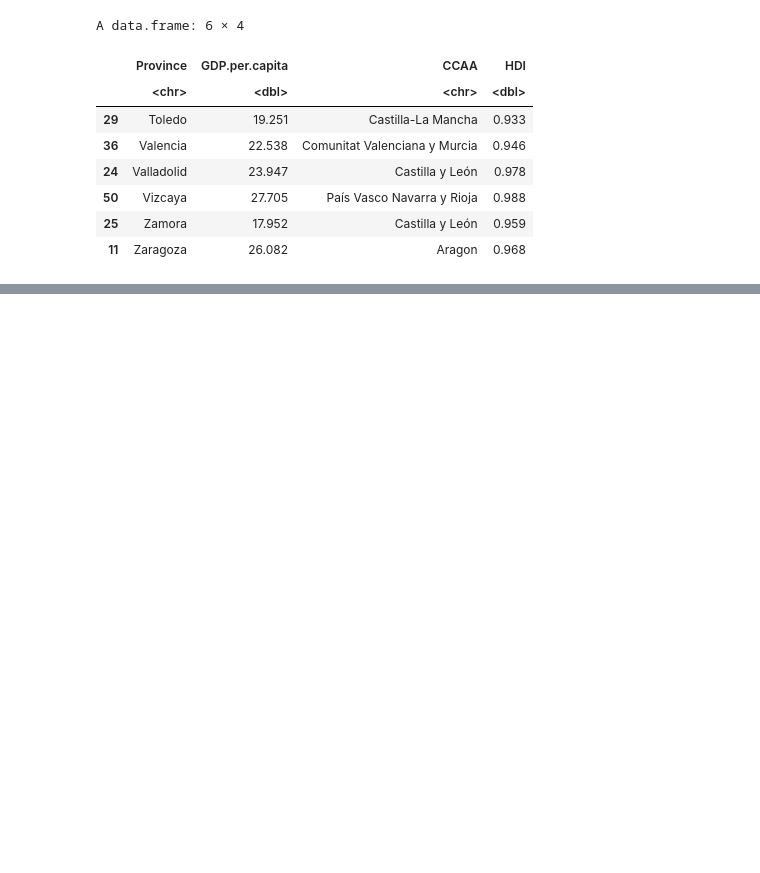
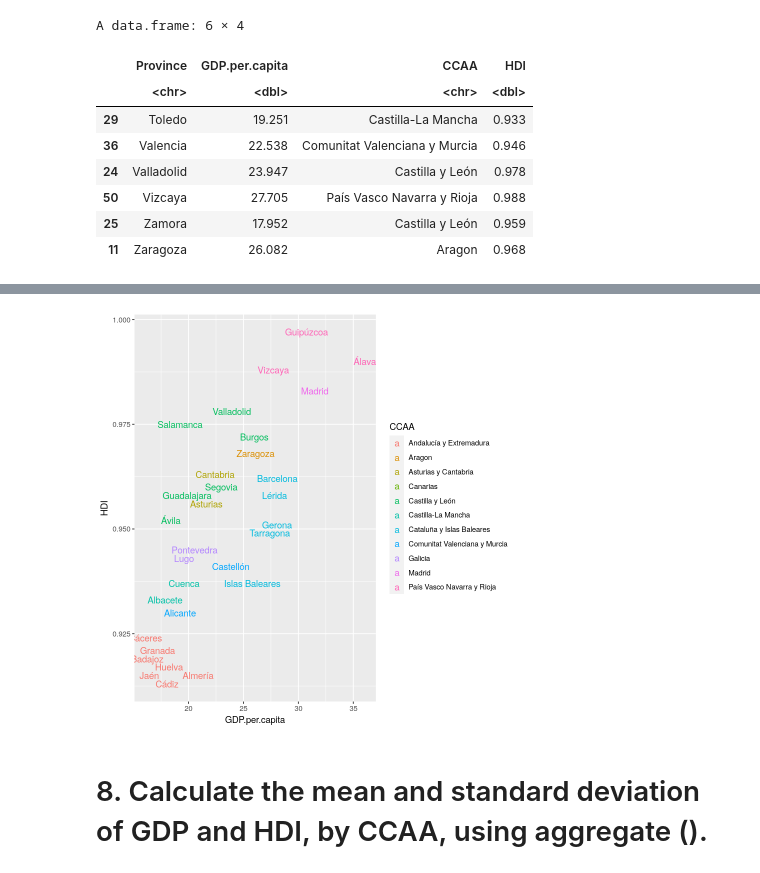
Before and after one commit to Oscar616161651651/OscarFdezBlanco_IntroToBioinformatics, a Jupyter notebook: R_Exam_Ansewrs.ipynb, the cells around one changed output, grey strips where cells are left out. Saved outputs shown, nothing was run; the diff lists cells and outputs as text; code cells hidden in the pictures; blank space fills up the shorter version.

```diff
--- a/R_Exam_Ansewrs.ipynb
+++ b/R_Exam_Ansewrs.ipynb
@@ -111,0 +96,8 @@ ERROR: Error in .helpForCall(topicExpr, parent.frame()): no methods for ‘geom_
+# %%
+library(ggplot2)
+
+ggplot(all_data, aes(GDP.per.capita, HDI, color = CCAA, label = Province)) + geom_text(check_overlap = T)
+# %% [output]
+[figure, added]
+# %% [markdown]
+# 8. Calculate the mean and standard deviation of GDP and HDI, by CCAA, using aggregate ().
```
Also changed, not shown: parts of 21 cells of this notebook.
